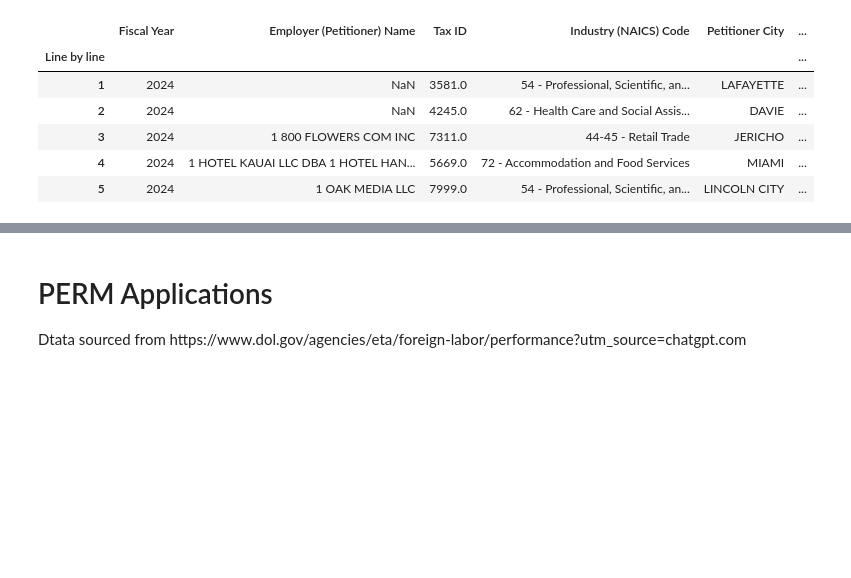
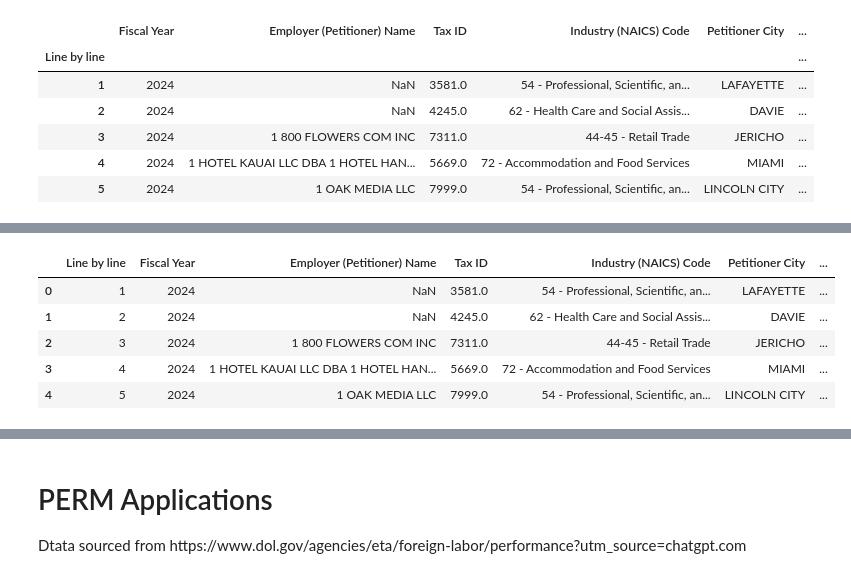
Before and after one commit to MMugambi/H1B_Analysis, a Jupyter notebook: H1B.ipynb, the cells around one changed output, grey strips where cells are left out. Drawn from its saved outputs; the diff is of its cells as text; code cells hidden in the pictures; blank space fills up the shorter version.

```diff
--- a/H1B.ipynb
+++ b/H1B.ipynb
@@ -14,0 +36,11 @@ employer.head()
+# %%
+# Addressing `line by line` column
+employer = employer.reset_index()
+employer.head()
+# %% [output]
+|  | Line by line | Fiscal Year | Employer (Petitioner) Name | Tax ID | Industry (NAICS) Code | Petitioner City | ... |
+| 0 | 1 | 2024 | NaN | 3581.0 | 54 - Professional, Scientific, an... | LAFAYETTE | ... |
+| 1 | 2 | 2024 | NaN | 4245.0 | 62 - Health Care and Social Assis... | DAVIE | ... |
+| 2 | 3 | 2024 | 1 800 FLOWERS COM INC | 7311.0 | 44-45 - Retail Trade | JERICHO | ... |
+| 3 | 4 | 2024 | 1 HOTEL KAUAI LLC DBA 1 HOTEL HAN... | 5669.0 | 72 - Accommodation and Food Services | MIAMI | ... |
+| 4 | 5 | 2024 | 1 OAK MEDIA LLC | 7999.0 | 54 - Professional, Scientific, an... | LINCOLN CITY | ... |
```
Also changed, not shown: parts of 34 cells of this notebook.
